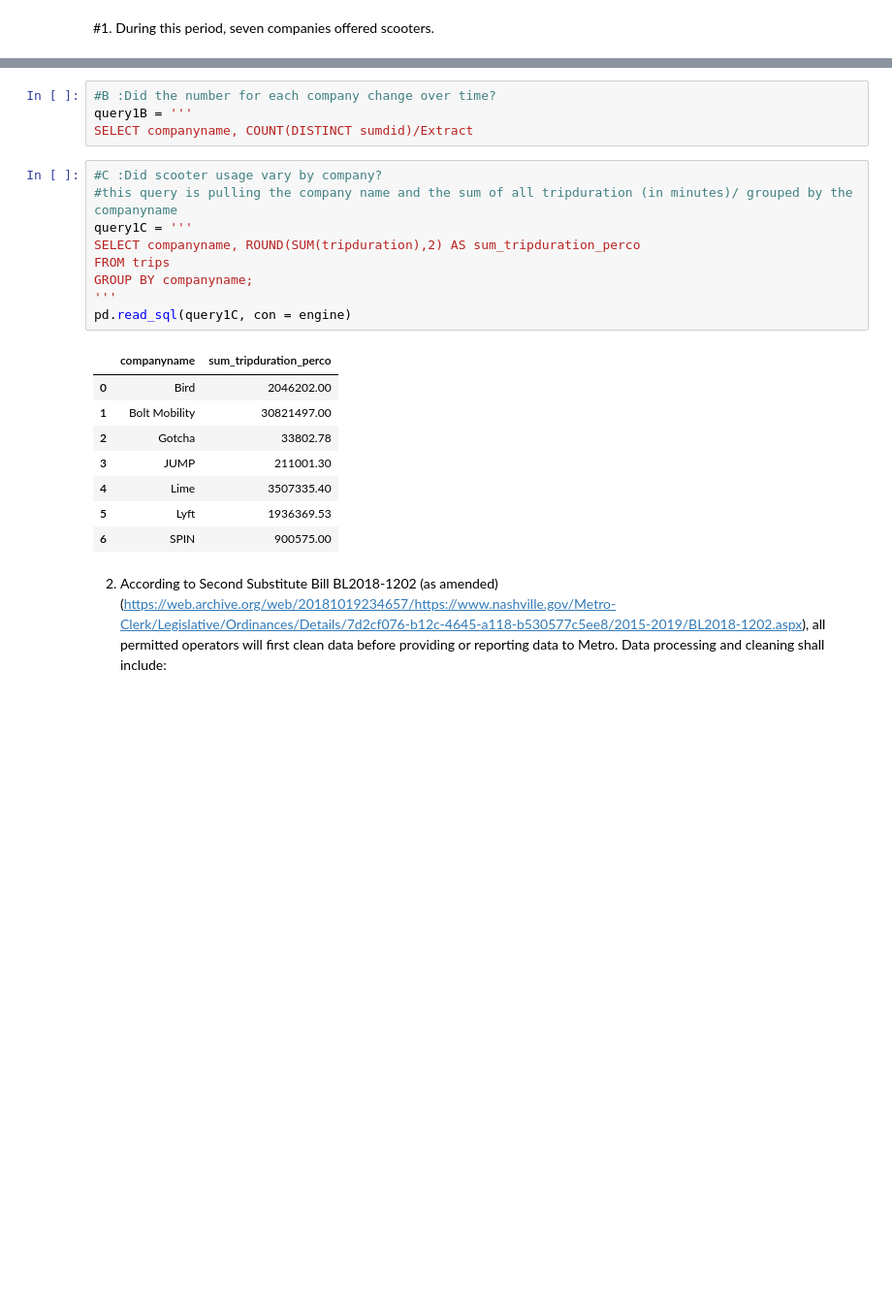
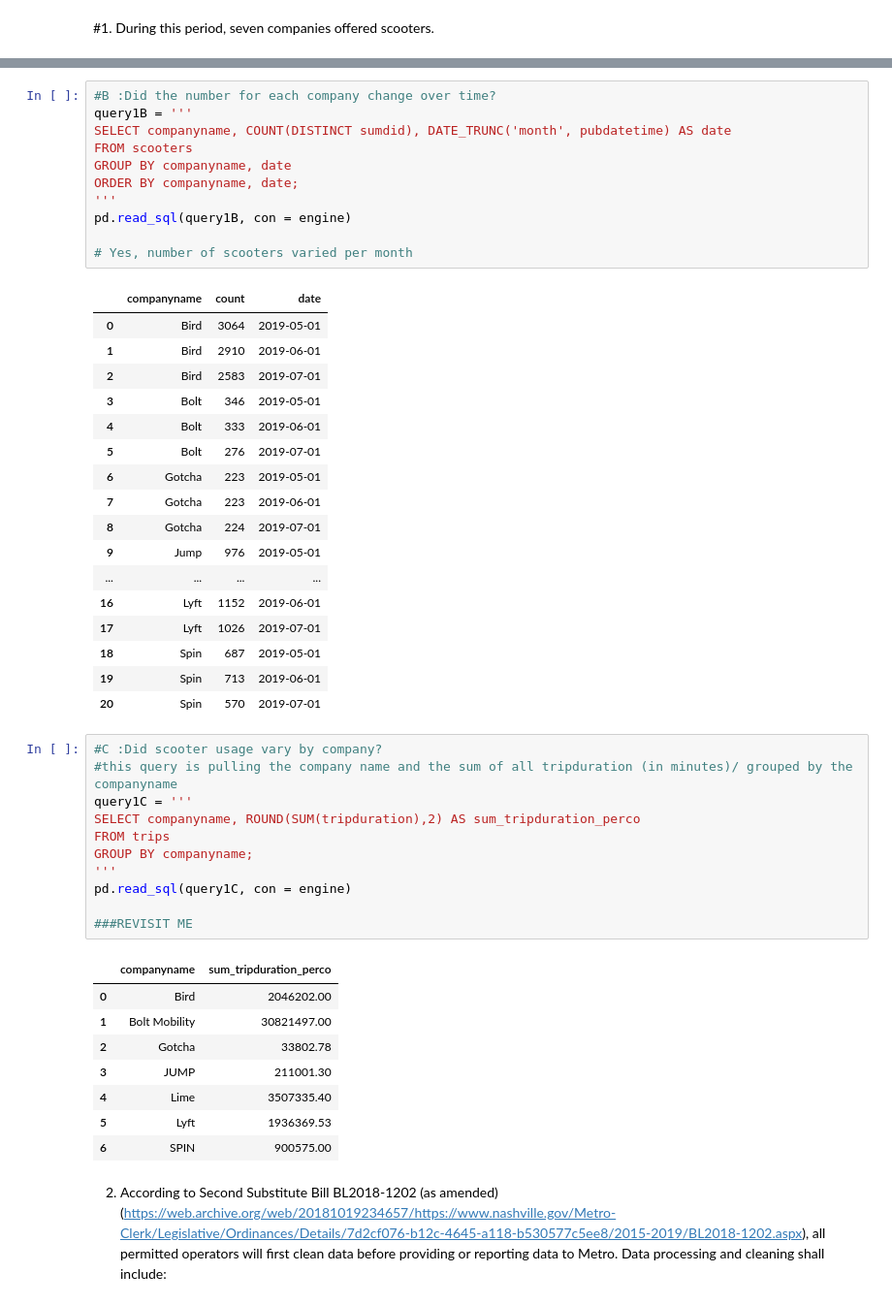
Before and after one commit to NSS-Data-Analytics-Cohort-8/scooter-partner1-witch_trial_logic, a Jupyter notebook: notebooks/scooters_cjp.ipynb, the cells around one changed output, grey strips where cells are left out. Shown at 97% size. Drawn from its saved outputs; the diff is of its cells as text; blank space fills up the shorter version.

```diff
--- a/notebooks/scooters_cjp.ipynb
+++ b/notebooks/scooters_cjp.ipynb
@@ -192,7 +195,32 @@ pd.read_sql(query1A, con = engine)
 # %%
 #B :Did the number for each company change over time?
 query1B = '''
-SELECT companyname, COUNT(DISTINCT sumdid)/Extract
+SELECT companyname, COUNT(DISTINCT sumdid), DATE_TRUNC('month', pubdatetime) AS date
+FROM scooters
+GROUP BY companyname, date
+ORDER BY companyname, date;
+'''
+pd.read_sql(query1B, con = engine)
+
+# Yes, number of scooters varied per month
+# %% [output]
+|  | companyname | count | date |
+| 0 | Bird | 3064 | 2019-05-01 |
+| 1 | Bird | 2910 | 2019-06-01 |
+| 2 | Bird | 2583 | 2019-07-01 |
+| 3 | Bolt | 346 | 2019-05-01 |
+| 4 | Bolt | 333 | 2019-06-01 |
+| 5 | Bolt | 276 | 2019-07-01 |
+| 6 | Gotcha | 223 | 2019-05-01 |
+| 7 | Gotcha | 223 | 2019-06-01 |
+| 8 | Gotcha | 224 | 2019-07-01 |
+| 9 | Jump | 976 | 2019-05-01 |
+| ... | ... | ... | ... |
+| 16 | Lyft | 1152 | 2019-06-01 |
+| 17 | Lyft | 1026 | 2019-07-01 |
+| 18 | Spin | 687 | 2019-05-01 |
+| 19 | Spin | 713 | 2019-06-01 |
+| 20 | Spin | 570 | 2019-07-01 |
 # %%
 #C :Did scooter usage vary by company?
 #this query is pulling the company name and the sum of all tripduration (in minutes)/ grouped by the companyname
@@ -202,6 +230,8 @@ FROM trips
 GROUP BY companyname;
 '''
 pd.read_sql(query1C, con = engine)
+
+###REVISIT ME
 # %% [output]
 |  | companyname | sum_tripduration_perco |
 | 0 | Bird | 2046202.00 |
```
Also changed, not shown: parts of 25 cells of this notebook.
